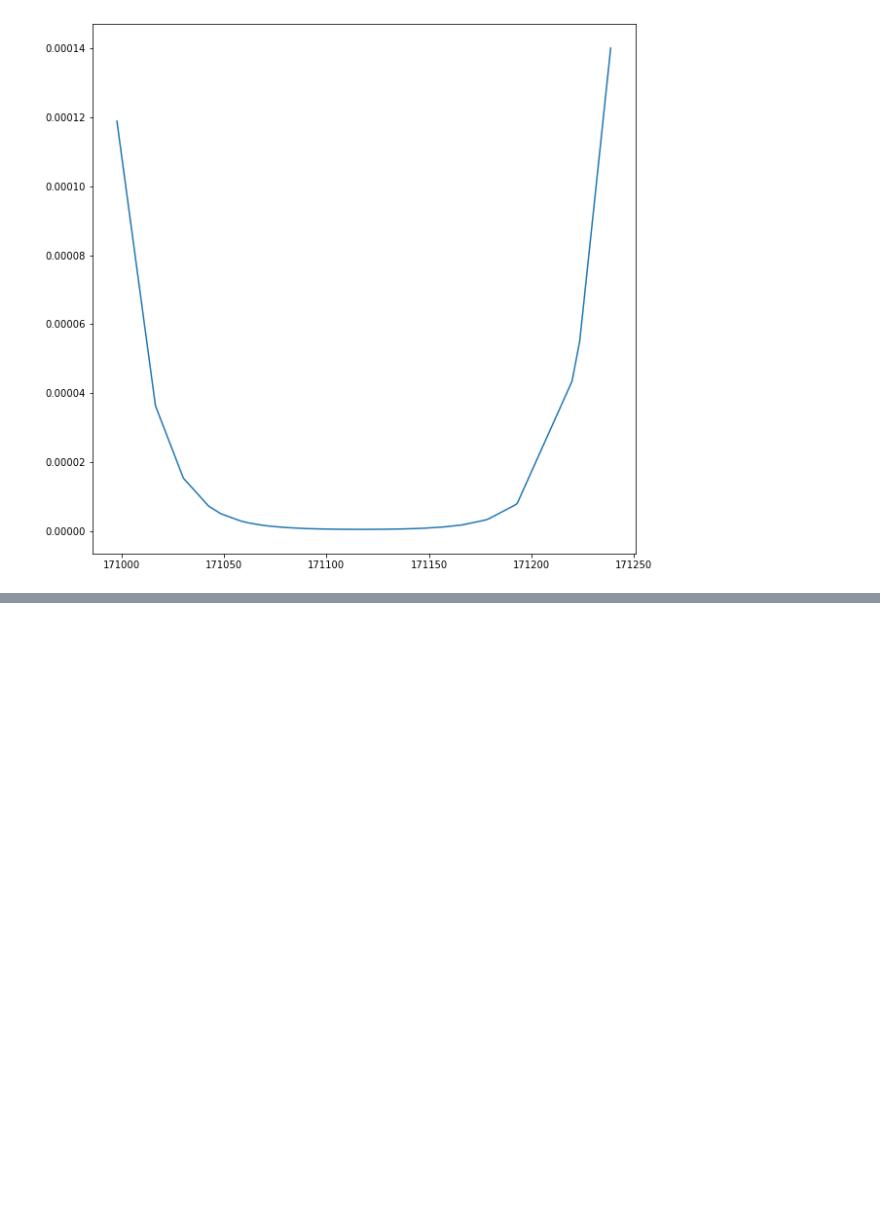
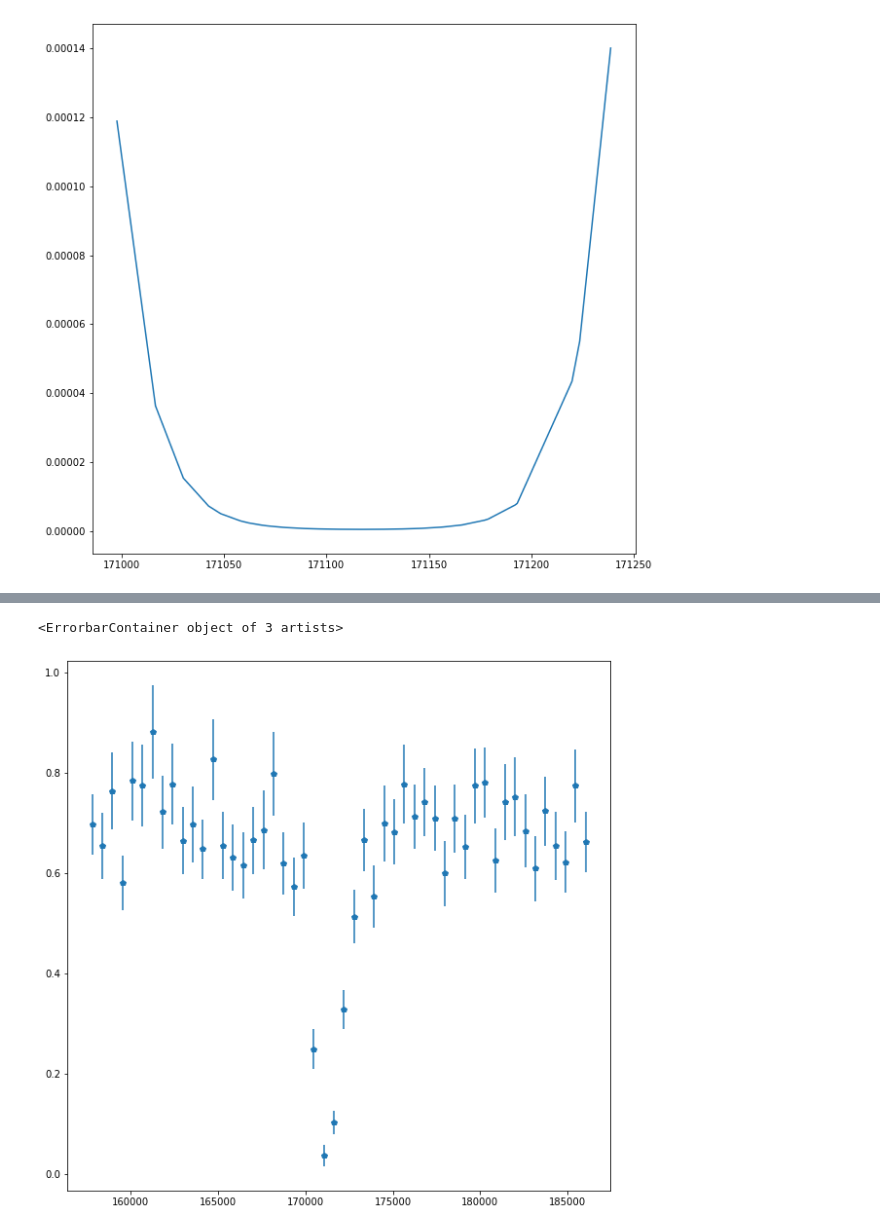
Before and after one commit to Junyinghuang/MArEX_Analysis, a Jupyter notebook: Al_ana.ipynb, the cells around one changed output, grey strips where cells are left out. Saved outputs shown, nothing was run; the diff lists cells and outputs as text; code cells hidden in the pictures; blank space fills up the shorter version.

```diff
--- a/Al_ana.ipynb
+++ b/Al_ana.ipynb
@@ -220,0 +245,2 @@ plt.plot(tof[left:right], ts[left:right])
+# %%
+hist_Al5Out, bins_Al5Out, _, _ = graph(tof_Al5Out_select, 50)
@@ -220,0 +249,13 @@ plt.plot(tof[left:right], ts[left:right])
+# %%
+x_tof = (bins_Al5In[1:] + bins_Al5In[:-1]) / 2
+# %%
+error_Al5In =  np.sqrt(hist_Al5In)
+error_Al5In[error_Al5In == 0] = 0.7
+# %%
+tr, tr_error = transmission(hist_Al5In / norm_Al5In, error_Al5In / norm_Al5In, hist_Al5Out / norm_Al5Out, np.sqrt(hist_Al5Out) / norm_Al5Out)
+# %%
+plt.figure(figsize=(10,10))
+plt.errorbar(x_tof, tr, yerr=tr_error, fmt="p")
+# %% [output]
+<ErrorbarContainer object of 3 artists>
+[figure, added]
```
Also changed, not shown: parts of 30 cells of this notebook, 3 other files.
